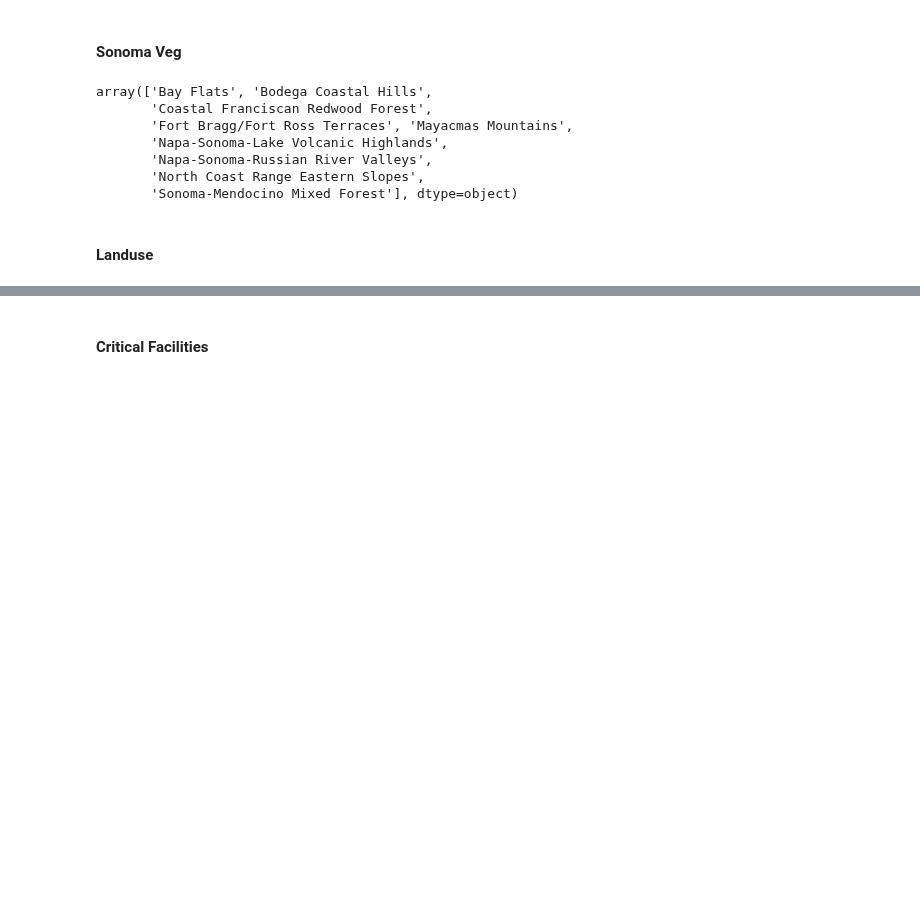
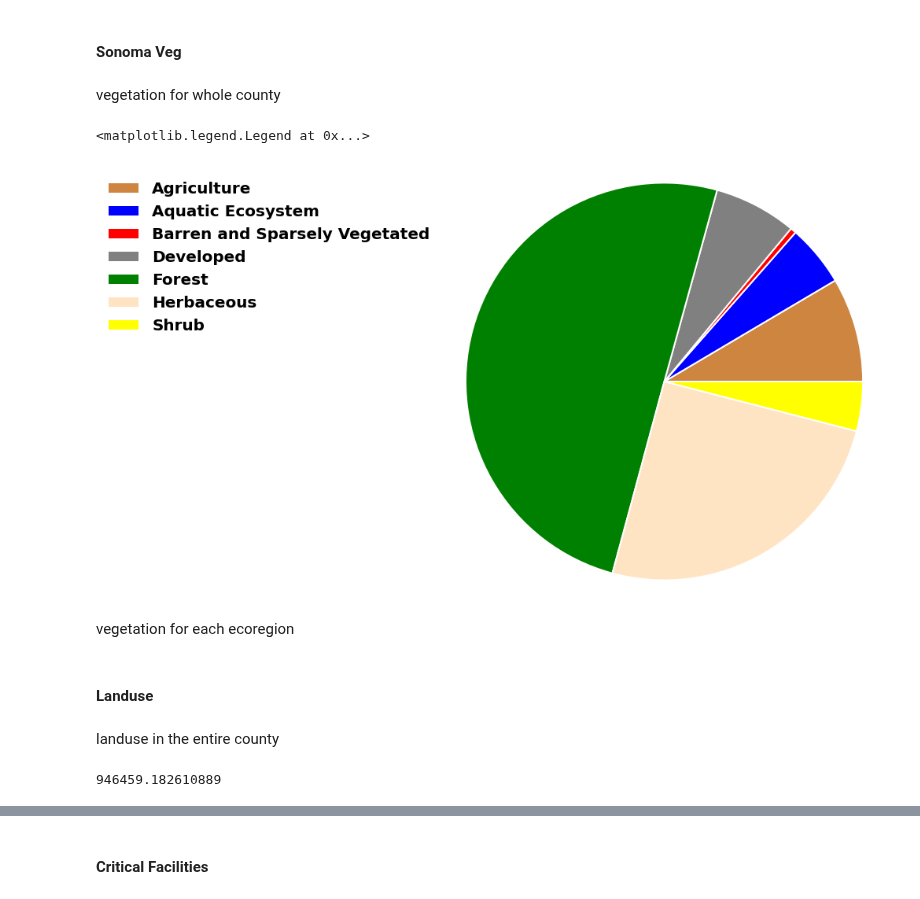
Before and after one commit to acmarley-erg/soco_resilience, a Jupyter notebook: py/zone_characteristic_viz.ipynb, the cells around one changed output, grey strips where cells are left out. Cells and saved outputs as stored; diff of their text form; code cells hidden in the pictures; blank space fills up the shorter version.

Commit message:
added pie charts for entire county characteristics

```diff
--- a/py/zone_characteristic_viz.ipynb
+++ b/py/zone_characteristic_viz.ipynb
@@ -221,3 +224,23 @@ def make_zone_piechart(ecoregion_char, which_eoi:str, value:str, label:str, colo
+# %% [markdown]
+vegetation for whole county
+# %%
+sonoma_veg_simp_county = sonoma_veg_simp.dissolve(by = "natural_si").rest_index()
+sonoma_veg_simp_county["acres"] = sonoma_veg_simp_county['geometry'].area / 43560
+# %%
+cmap = ListedColormap(veg_cols)
+pie_colors = cmap(np.linspace(0., 1., len(sonoma_veg_simp_county["acres"])))
+
+# Make pie chart
+fig, ax = plt.subplots(figsize=(10,10))
+ax.pie(sonoma_veg_simp_county["acres"], colors = pie_colors,
+        wedgeprops={'linewidth': 2.0, 'edgecolor': 'white'}, textprops={'size': 'x-large'})
+ax.axis('equal')
+ax.legend(labels = sonoma_veg_simp_county["natural_si"], bbox_to_anchor=(0,1),frameon=False, labelcolor = "black", prop = {'weight':'bold', 'size': 20})
+# %% [output]
+<matplotlib.legend.Legend at 0x...>
+[figure, added]
+# %% [markdown]
+vegetation for each ecoregion
 # %%
 # variables for iterating over
 ecoregion_list = sonoma_veg_percs.ecoregion.unique()
@@ -227,13 +247,3 @@ make_zone_piechart(sonoma_veg_percs, "Bodega Coastal Hills", "acres", "lifeform+
-# %%
-sonoma_veg_percs.ecoregion.unique()
-# %% [output]
-array(['Bay Flats', 'Bodega Coastal Hills',
-       'Coastal Franciscan Redwood Forest',
-       'Fort Bragg/Fort Ross Terraces', 'Mayacmas Mountains',
-       'Napa-Sonoma-Lake Volcanic Highlands',
-       'Napa-Sonoma-Russian River Valleys',
-       'North Coast Range Eastern Slopes',
-       'Sonoma-Mendocino Mixed Forest'], dtype=object)
 # %%
 # for loop to make and save a pie chart for every ecoregion
 for eco in tqdm(ecoregion_list):
@@ -242,3 +252,5 @@ for eco in tqdm(ecoregion_list):
     fig.savefig(f"../output/graphs/{snake_case_eco}_veg_pie_blck.png", dpi=350)
 # %% [markdown]
 #### Landuse
+# %% [markdown]
+landuse in the entire county
@@ -244,0 +259,4 @@ for eco in tqdm(ecoregion_list):
+# %%
+sum(landuse_simp["acres"])
+# %% [output]
+946459.182610889
```
Also changed, not shown: parts of 7 cells of this notebook.
